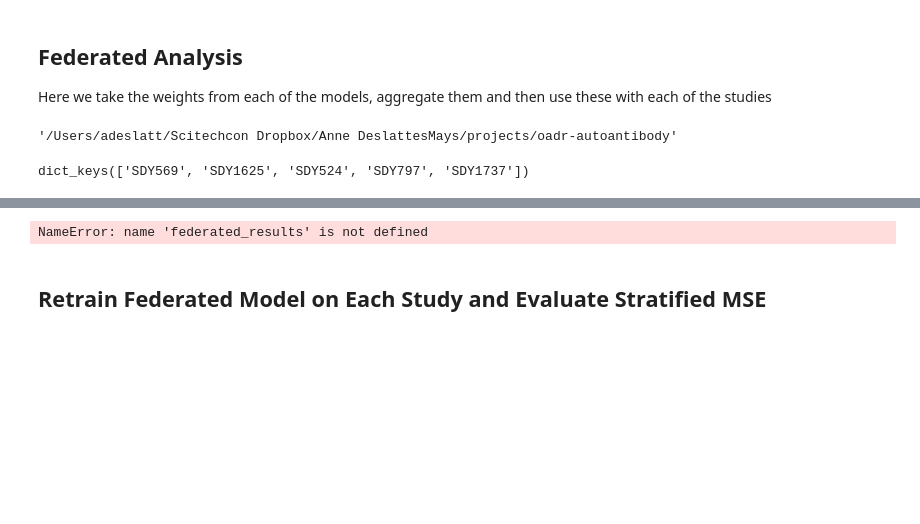
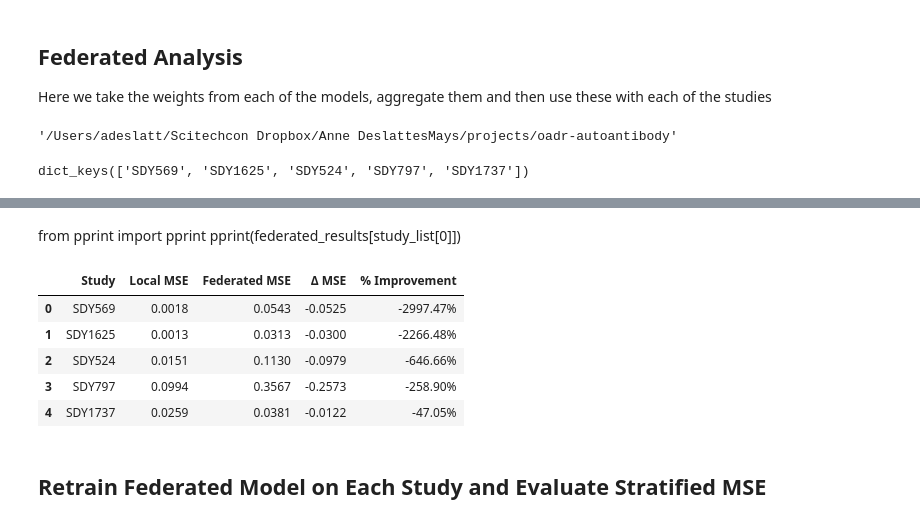
Before and after one commit to NIH-NLM/oadr-autoantibody, a Jupyter notebook: ipynb/federated_analysis_simulation.ipynb, the cells around one changed output, grey strips where cells are left out. Drawn from its saved outputs; the diff is of its cells as text; code cells hidden in the pictures; blank space fills up the shorter version.

```diff
--- a/ipynb/federated_analysis_simulation.ipynb
+++ b/ipynb/federated_analysis_simulation.ipynb
@@ -90,6 +90,10 @@ def evaluate_federated_model(model, X_test, y_true, antibody_labels):
         "reconstructed": reconstructed
     }
 # %%
+from sklearn.metrics import mean_squared_error
+import numpy as np
+import pandas as pd
+
 def evaluate_federated_model(federated_model, mse_summaries, study):
     summary = mse_summaries[study]
 
@@ -116,6 +120,10 @@ def evaluate_federated_model(federated_model, mse_summaries, study):
         for i, ab in enumerate(antibodies)
     }
 
+    # Median of per-antibody MSEs
+    mse_median = np.median(list(per_ab_mse.values()))
+    mse_iqr = np.subtract(*np.percentile(list(per_ab_mse.values()), [75, 25]))
+
     # Build DataFrames (MUST use flattened arrays)
     df = pd.DataFrame(X_test, columns=antibodies)
     df["Age_Group"] = age_groups
@@ -140,11 +148,15 @@ def evaluate_federated_model(federated_model, mse_summaries, study):
     ).to_dict()
 
     return {
-        "overall_mse": mse,
+        "mse": mse,
+        "mse_median": mse_median,
+        "mse_iqr": mse_iqr,
         "per_antibody_mse": per_ab_mse,
         "mse_by_age_group": mse_by_age,
         "mse_by_sex": mse_by_sex,
         "N_test": len(X_test),
+        "y_true": X_test,
+        "y_pred": reconstructed_flat,
     }
 # %%
 import os
@@ -158,7 +170,7 @@ os.getcwd()
 import pickle
 
 # Load mse_summaries from file
-with open("data/mse_summaries.pkl", "rb") as f:
+with open("mse_summaries.pkl", "rb") as f:
     mse_summaries = pickle.load(f)
 
 # Confirm structure
@@ -179,24 +207,32 @@ federated_model = build_federated_model(aggregated_weights, reference_model_path
+# %% [markdown]
+from pprint import pprint
+pprint(federated_results[study_list[0]])
 # %%
 comparison_data = []
 
 for study in mse_summaries:
     local_mse = mse_summaries[study]["mse_median"]
-    fed_mse = federated_results[study]["overall_mse"]
+    fed_mse = federated_results[study]["mse"]
     delta = local_mse - fed_mse
     pct_improvement = (delta / local_mse) * 100
 
     comparison_data.append({
         "Study": study,
         "Local MSE": round(local_mse, 4),
         "Federated MSE": round(fed_mse, 4),
         "Δ MSE": round(delta, 4),
         "% Improvement": f"{pct_improvement:.2f}%"
     })
 
 comparison_df = pd.DataFrame(comparison_data)
 display(comparison_df)
 # %% [output]
-NameError: name 'federated_results' is not defined
+|  | Study | Local MSE | Federated MSE | Δ MSE | % Improvement |
+| 0 | SDY569 | 0.0018 | 0.0543 | -0.0525 | -2997.47% |
+| 1 | SDY1625 | 0.0013 | 0.0313 | -0.0300 | -2266.48% |
+| 2 | SDY524 | 0.0151 | 0.1130 | -0.0979 | -646.66% |
+| 3 | SDY797 | 0.0994 | 0.3567 | -0.2573 | -258.90% |
+| 4 | SDY1737 | 0.0259 | 0.0381 | -0.0122 | -47.05% |
 # %% [markdown]
 ## Retrain Federated Model on Each Study and Evaluate Stratified MSE
 # %%
```
Also changed, not shown: parts of 21 cells of this notebook, 1 other file.
